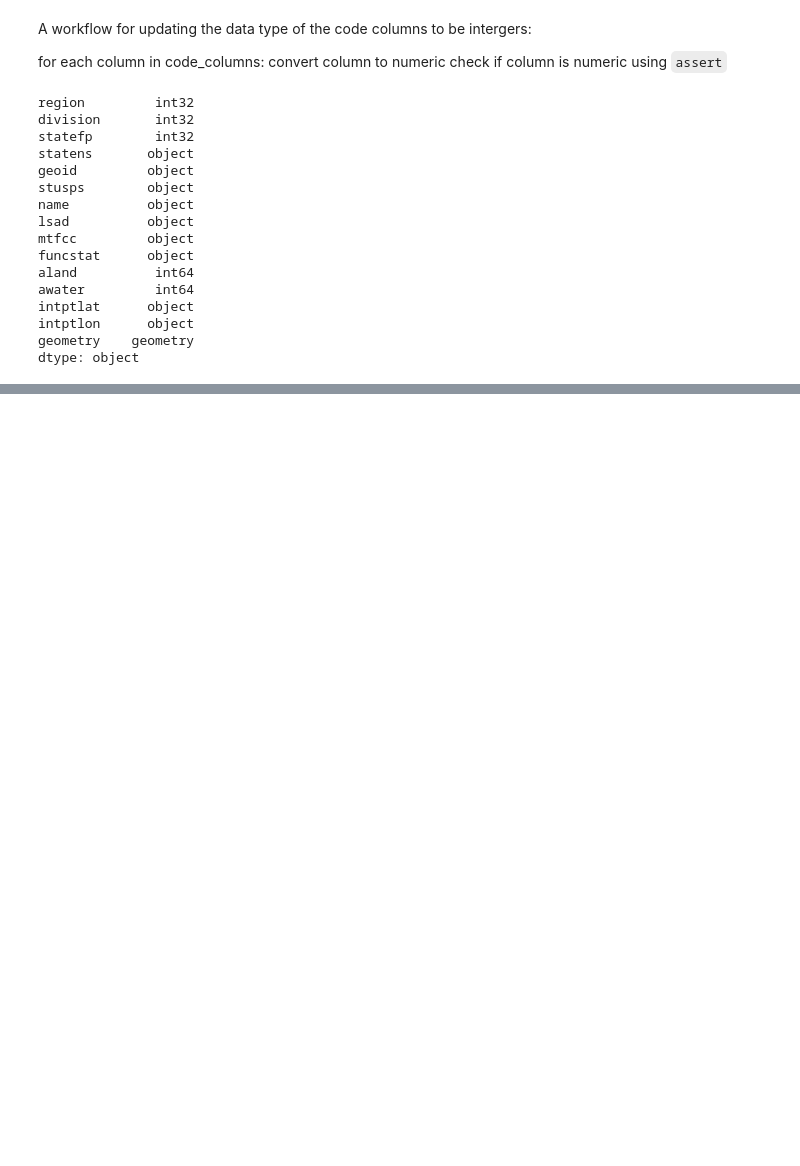
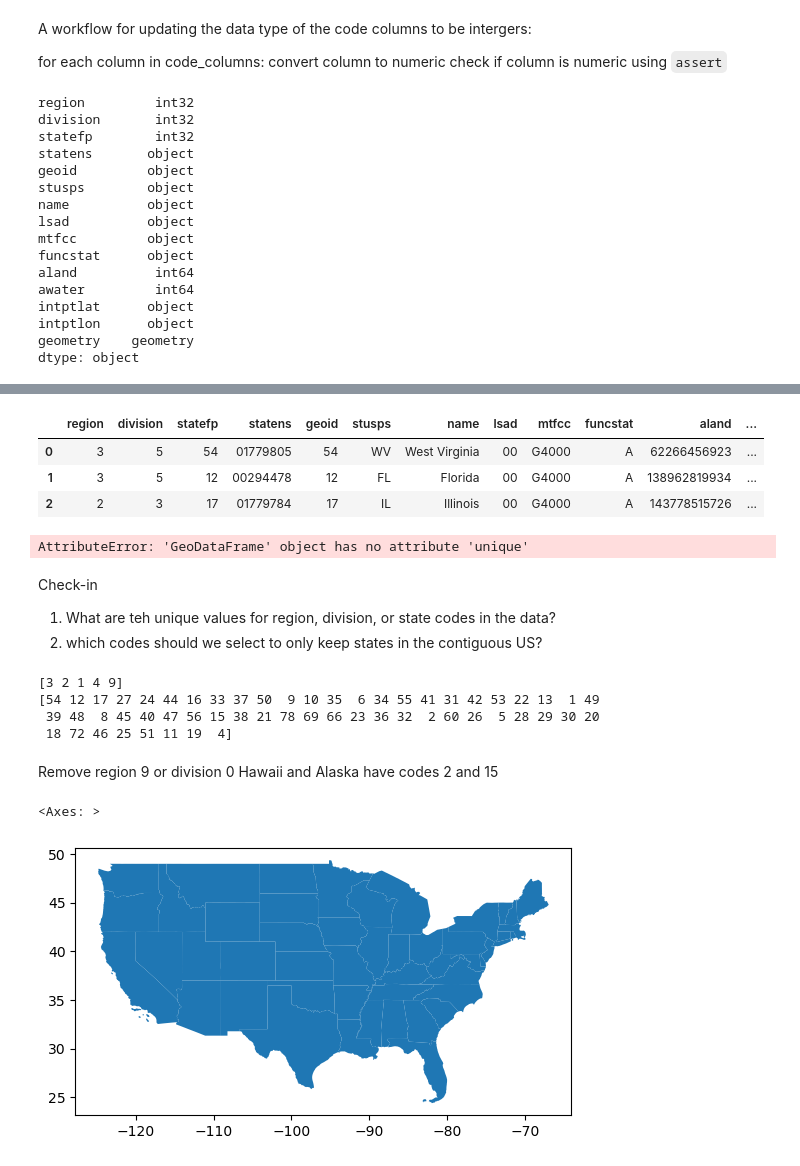
Before and after one commit to SRKads1998/eds220-2025-in-class, a Jupyter notebook: week5-code-streamlining.ipynb, the cells around one changed output, grey strips where cells are left out. Saved outputs shown, nothing was run; the diff lists cells and outputs as text; code cells hidden in the pictures; blank space fills up the shorter version.

```diff
--- a/week5-code-streamlining.ipynb
+++ b/week5-code-streamlining.ipynb
@@ -194,0 +199,34 @@ dtype: object
+# %%
+states.head(3)
+# %% [output]
+|  | region | division | statefp | statens | geoid | stusps | name | lsad | mtfcc | funcstat | aland | ... |
+| 0 | 3 | 5 | 54 | 01779805 | 54 | WV | West Virginia | 00 | G4000 | A | 62266456923 | ... |
+| 1 | 3 | 5 | 12 | 00294478 | 12 | FL | Florida | 00 | G4000 | A | 138962819934 | ... |
+| 2 | 2 | 3 | 17 | 01779784 | 17 | IL | Illinois | 00 | G4000 | A | 143778515726 | ... |
+# %%
+states.unique('region')
+# %% [output]
+AttributeError: 'GeoDataFrame' object has no attribute 'unique'
+# %% [markdown]
+Check-in
+1. What are teh unique values for region, division, or state codes in the data?
+2. which codes should we select to only keep states in the contiguous US?
+# %%
+print(states.region.unique())
+print(states.statefp.unique())
+# %% [output]
+[3 2 1 4 9]
+[54 12 17 27 24 44 16 33 37 50  9 10 35  6 34 55 41 31 42 53 22 13  1 49
+ 39 48  8 45 40 47 56 15 38 21 78 69 66 23 36 32  2 60 26  5 28 29 30 20
+ 18 72 46 25 51 11 19  4]
+# %% [markdown]
+Remove region 9 or division 0
+Hawaii and Alaska have codes 2 and 15
+# %%
+# Select contiguous US States
+# Select contiguous US states
+contiguous = states[(states.region!=9) & (~states.statefp.isin([2,15]))]
+contiguous.plot()
+# %% [output]
+<Axes: >
+[figure, added]
```
Also changed, not shown: parts of 15 cells of this notebook.
